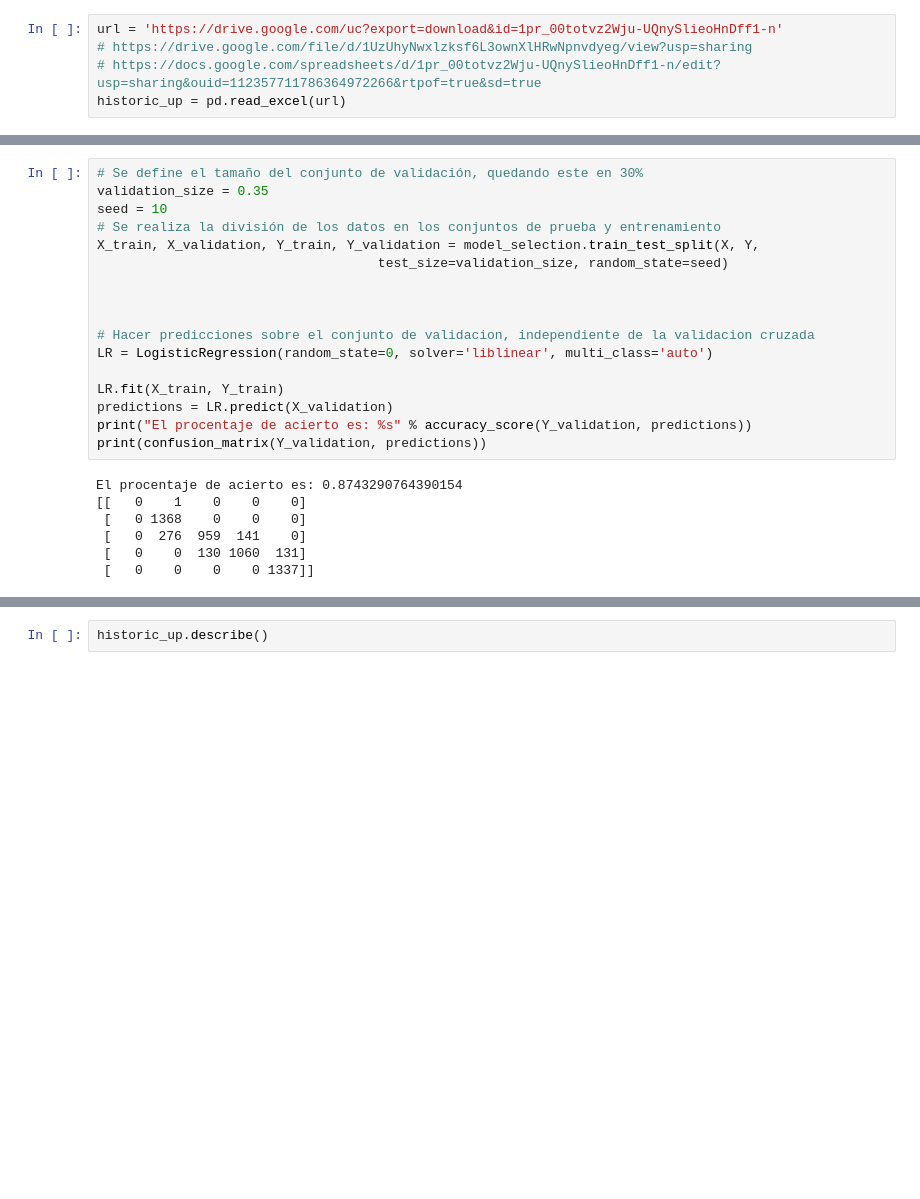
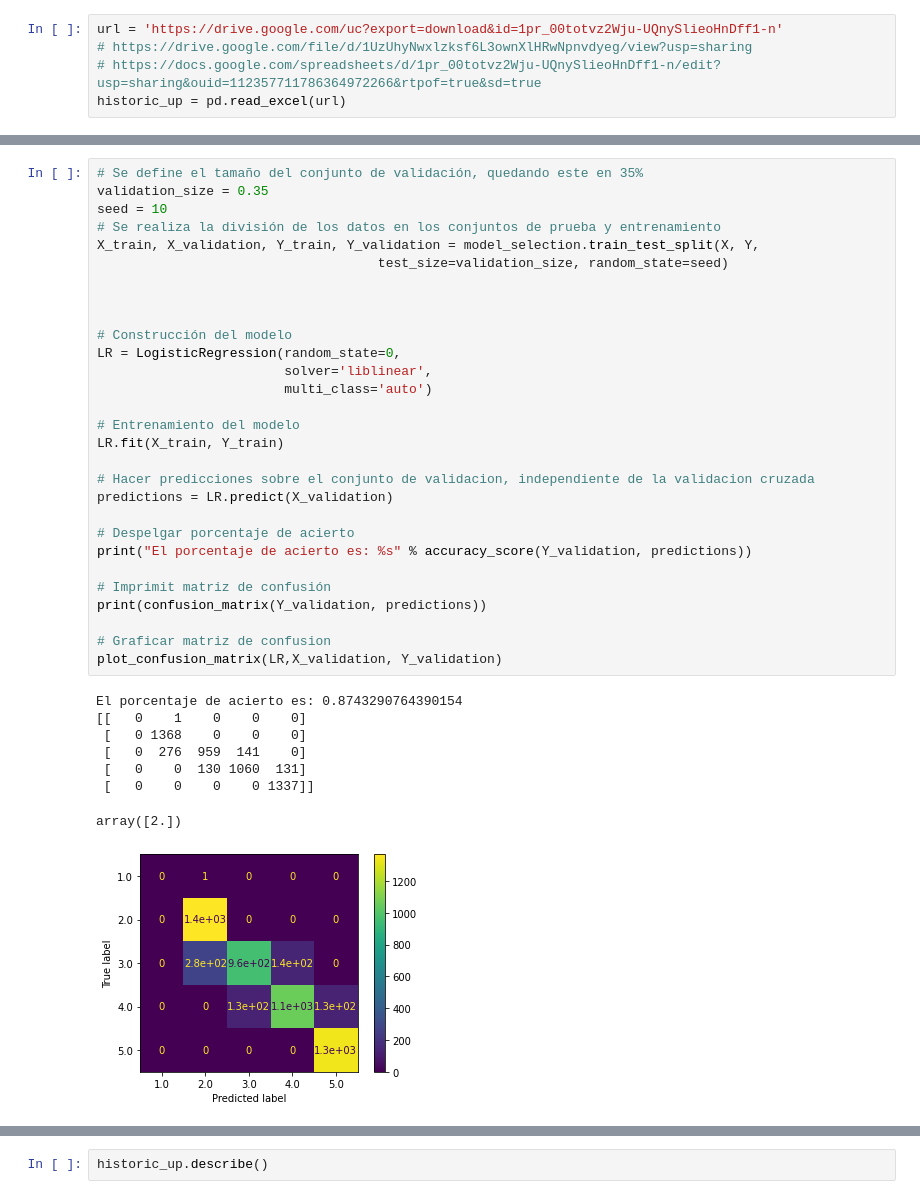
Before and after one commit to AlejoCJaimes/WebScrapper, a Jupyter notebook: recipe/PonderationUP.ipynb, the cells around one changed output, grey strips where cells are left out. Drawn from its saved outputs; the diff is of its cells as text; blank space fills up the shorter version.

```diff
--- a/recipe/PonderationUP.ipynb
+++ b/recipe/PonderationUP.ipynb
@@ -230,27 +215,41 @@ Y = array[:,-1]
 # %%
-# Se define el tamaño del conjunto de validación, quedando este en 30%
+# Se define el tamaño del conjunto de validación, quedando este en 35%
 validation_size = 0.35
 seed = 10
 # Se realiza la división de los datos en los conjuntos de prueba y entrenamiento
 X_train, X_validation, Y_train, Y_validation = model_selection.train_test_split(X, Y,
                                     test_size=validation_size, random_state=seed)
 
 
 
+# Construcción del modelo
+LR = LogisticRegression(random_state=0,
+                        solver='liblinear',
+                        multi_class='auto')
+
+# Entrenamiento del modelo
+LR.fit(X_train, Y_train)
+
 # Hacer predicciones sobre el conjunto de validacion, independiente de la validacion cruzada
-LR = LogisticRegression(random_state=0, solver='liblinear', multi_class='auto')
+predictions = LR.predict(X_validation)
 
-LR.fit(X_train, Y_train)
-predictions = LR.predict(X_validation)
-print("El procentaje de acierto es: %s" % accuracy_score(Y_validation, predictions))
+# Despelgar porcentaje de acierto
+print("El porcentaje de acierto es: %s" % accuracy_score(Y_validation, predictions))
+
+# Imprimit matriz de confusión
 print(confusion_matrix(Y_validation, predictions))
+
+# Graficar matriz de confusion
+plot_confusion_matrix(LR,X_validation, Y_validation)
 # %% [output]
-El procentaje de acierto es: 0.8743290764390154
+El porcentaje de acierto es: 0.8743290764390154
 [[   0    1    0    0    0]
  [   0 1368    0    0    0]
  [   0  276  959  141    0]
  [   0    0  130 1060  131]
  [   0    0    0    0 1337]]
+array([2.])
+[figure, added]
 # %%
 clf = MLPClassifier(activation='relu', max_iter=5200, hidden_layer_sizes=(30,30,30),
                     learning_rate='adaptive', solver='sgd')
```
Also changed, not shown: parts of 10 cells of this notebook, 1 other file.
